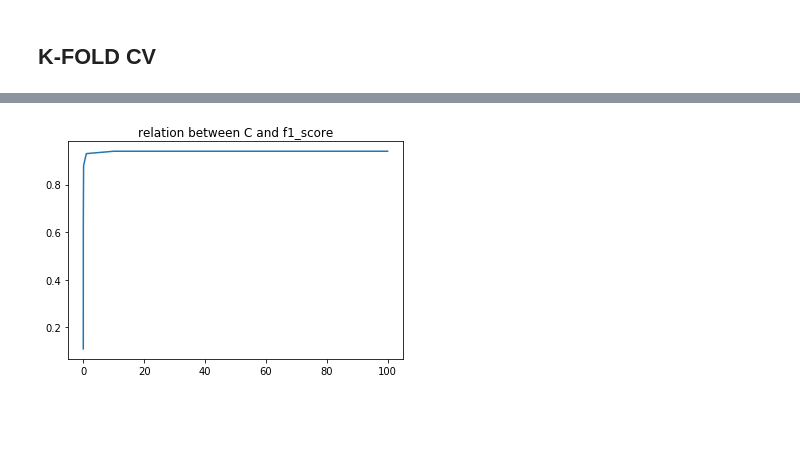
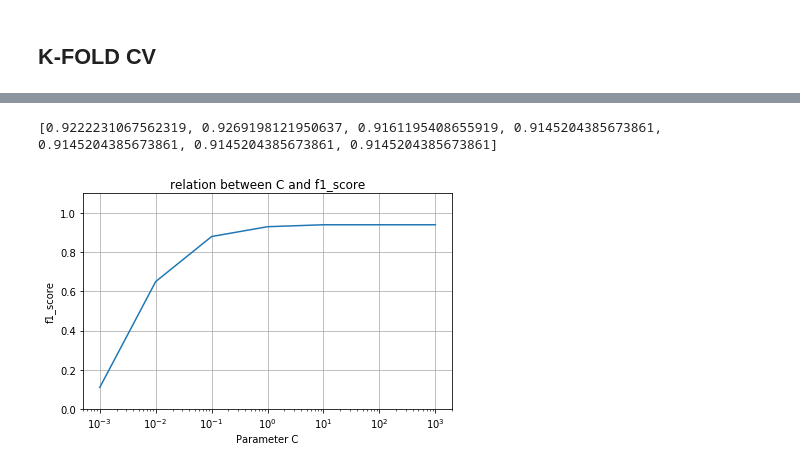
Before and after one commit to onnoo/AI2019-PBL1, a Jupyter notebook: study/SVM_SVC/SVM_SVC_.ipynb, the cells around one changed output, grey strips where cells are left out. Cells and saved outputs as stored; diff of their text form; code cells hidden in the pictures; blank space fills up the shorter version.

```diff
--- a/study/SVM_SVC/SVM_SVC_.ipynb
+++ b/study/SVM_SVC/SVM_SVC_.ipynb
@@ -123,43 +229,21 @@ CV accuracy: 0.937 +/- 0.019
-# %%
-import matplotlib.pyplot as plt
-"""
-1000 = 0.94
-100 = 0.94
-10 = 0.94
-5.0 = 0.94
-4.5 = 0.94
-3.5 = 0.94
-2.5 = 0.94
-2.0 = 0.94
-1.6 = 0.94
-1.45 = 0.94
-1.15 = 0.94
-
-1.1 = 0.93
-1.0 = 0.93
-0.95 = 0.93
-0.85 = 0.93
-0.75 = 0.93
-0.65 = 0.93
-0.6 = 0.93
-
-0.55 = 0.92
-0.45 = 0.92
-0.35 = 0.92
-
-0.25 = 0.91
-0.2 = 0.91
-
-0.15 = 0.9
-0.1 = 0.88
-0.05 = 0.85
-0.01 = 0.65
-0.001 = 0.11
-"""
-f1_score = [0.11, 0.65, 0.88, 0.93, 0.94, 0.94]
-c = [0.001, 0.01, 0.1, 1.0, 10, 100]
-plt.title("relation between C and f1_score")
-plt.plot(c, f1_score)
-plt.show()
-# %% [output]
-[figure, removed]
+# %%
+print(values)
+# %% [output]
+[0.9222231067562319, 0.9269198121950637, 0.9161195408655919, 0.9145204385673861, 0.9145204385673861, 0.9145204385673861, 0.9145204385673861]
+# %%
+import matplotlib.pyplot as plt
+
+f1_score = [0.11, 0.65, 0.88, 0.93, 0.94, 0.94]
+c = [0.001, 0.01, 0.1, 1.0, 10, 1000]
+plt.title("relation between C and f1_score")
+plt.plot(c, f1_score)
+
+plt.grid()
+plt.xscale('log')
+plt.ylabel('f1_score')
+plt.xlabel('Parameter C')
+plt.ylim(0, 1.1)
+plt.tight_layout()
+plt.show()
+# %% [output]
+[figure, added]
```
Also changed, not shown: parts of 12 cells of this notebook, 2 other files.
